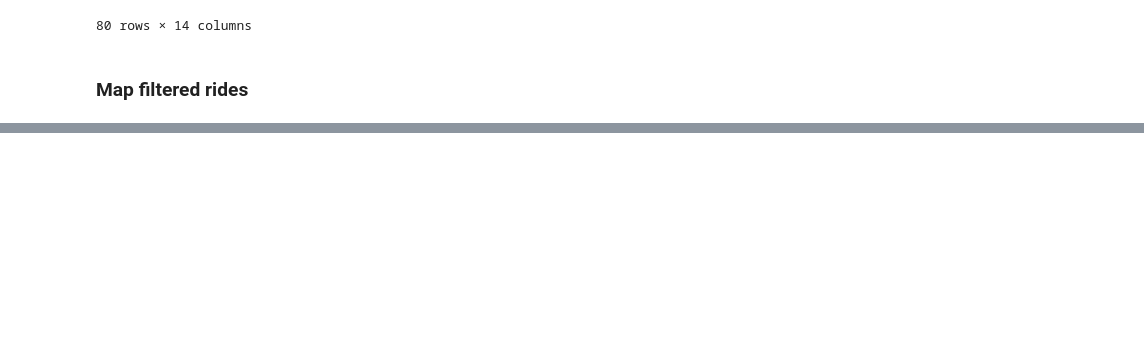
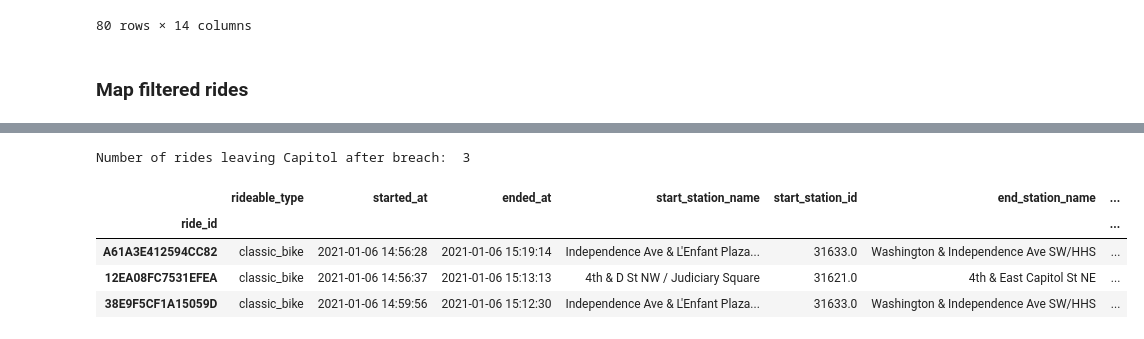
Before and after one commit to nmofficial/bikeshare, a Jupyter notebook: jan6-tracker.ipynb, the cells around one changed output, grey strips where cells are left out. Saved outputs shown, nothing was run; the diff lists cells and outputs as text; code cells hidden in the pictures; blank space fills up the shorter version.

Commit message:
Refactored df filtering and added Capitol departure test

```diff
--- a/jan6-tracker.ipynb
+++ b/jan6-tracker.ipynb
@@ -101,11 +101,24 @@ stations_near_capitol = [
     'Columbus Circle / Union Station'
 ]
 
-capitol_arrivals_df = jan6_df[jan6_df['end_station_name'].isin(stations_near_capitol)]
-capitol_arrivals_df = capitol_arrivals_df.loc[
-    (capitol_arrivals_df['started_at'] > '2021-01-06 10:00:00') &
-    (capitol_arrivals_df['started_at'] < '2021-01-06 15:00:00')
-]
+def filter_end_stations(input_df, station_list):
+    output_df = input_df[input_df['end_station_name'].isin(station_list)]
+    return output_df
+
+def filter_start_stations(input_df, station_list):
+    output_df = input_df[input_df['start_station_name'].isin(station_list)]
+    return output_df
+
+def filter_start_time(input_df, lower_bound, upper_bound):
+    output_df = input_df.loc[
+        (input_df['started_at'] > lower_bound) &
+        (capitol_arrivals_df['started_at'] < upper_bound)
+    ]
+    return output_df
+
+capitol_arrivals_df = filter_end_stations(jan6_df, stations_near_capitol)
+capitol_arrivals_df = filter_start_time(capitol_arrivals_df, '2021-01-06 10:00:00', '2021-01-06 15:00:00')
+
 print("Number of rides arriving near Capitol around breach: ", len(capitol_arrivals_df))
 capitol_arrivals_df
 # %% [output]
@@ -182,3 +195,16 @@ fig.update_layout(
 fig.show()
 # %% [output]
 [interactive output not drawn]
+# %%
+capitol_departures_df = filter_end_stations(jan6_df, stations_near_capitol)
+capitol_departures_df = filter_start_time(capitol_departures_df, '2021-01-06 14:50:00', '2021-01-06 23:00:00')
+
+print("Number of rides leaving Capitol after breach: ", len(capitol_departures_df))
+capitol_departures_df.head()
+# %% [output]
+Number of rides leaving Capitol after breach:  3
+|  | rideable_type | started_at | ended_at | start_station_name | start_station_id | end_station_name | ... |
+| ride_id |  |  |  |  |  |  | ... |
+| A61A3E412594CC82 | classic_bike | 2021-01-06 14:56:28 | 2021-01-06 15:19:14 | Independence Ave & L'Enfant Plaza... | 31633.0 | Washington & Independence Ave SW/HHS | ... |
+| 12EA08FC7531EFEA | classic_bike | 2021-01-06 14:56:37 | 2021-01-06 15:13:13 | 4th & D St NW / Judiciary Square | 31621.0 | 4th & East Capitol St NE | ... |
+| 38E9F5CF1A15059D | classic_bike | 2021-01-06 14:59:56 | 2021-01-06 15:12:30 | Independence Ave & L'Enfant Plaza... | 31633.0 | Washington & Independence Ave SW/HHS | ... |
```
